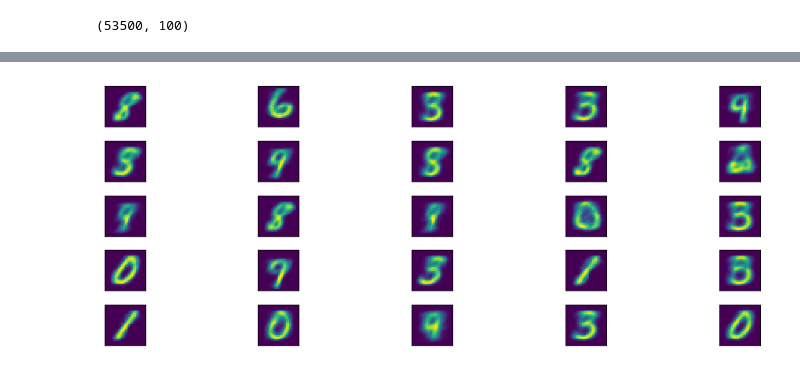
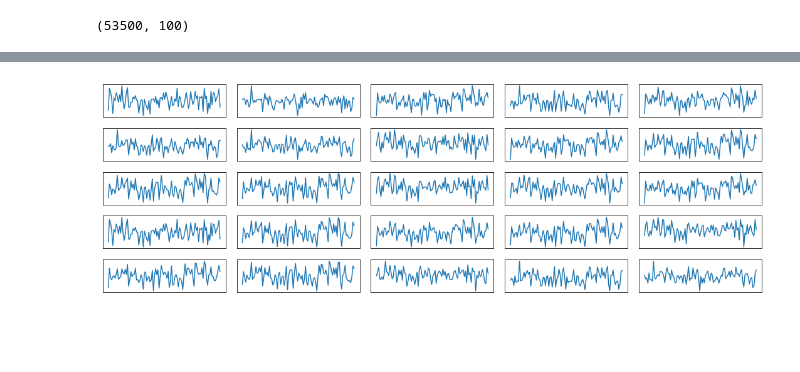
Before and after one commit to HitLuca/GANs_for_spiking_time_series, a Jupyter notebook: implementation/VAE.ipynb, the cells around one changed output, grey strips where cells are left out. Saved outputs shown, nothing was run; the diff lists cells and outputs as text; code cells hidden in the pictures; blank space fills up the shorter version.

```diff
--- a/implementation/VAE.ipynb
+++ b/implementation/VAE.ipynb
@@ -60,7 +60,7 @@ class VAE:
         decoded_inputs = self._decoder(sampled_z)
 
         self._vae = Model(inputs, decoded_inputs)
-        self._vae.compile(optimizer='adam', loss=self._vae_loss)
+        self._vae.compile(optimizer=Adam(lr), loss=self._vae_loss)
 
         self._generator = Model(z, self._decoder(z))
 
@@ -70,13 +70,17 @@ class VAE:
         decoder_inputs = Input((latent_dim, ))
         decoded = decoder_inputs
 
+#         decoded = Dense(timesteps, activation='relu')(decoded)
+#         decoded = Dense(timesteps, activation='relu')(decoded)
+#         decoded = Dense(timesteps, activation='sigmoid')(decoded)
+
         decoded = Lambda(lambda x: K.expand_dims(x))(decoded)
         while decoded.shape[1] < timesteps:
             decoded = Conv1D(
-                32, 3, activation='relu', padding='same')(decoded)
+                32, 3, activation='tanh', padding='same')(decoded)
             decoded = UpSampling1D(2)(decoded)
         decoded = Conv1D(
-            1, 3, activation='relu', padding='same')(decoded)
+            1, 3, activation='tanh', padding='same')(decoded)
         decoded = Lambda(lambda x: K.squeeze(x, -1))(decoded)
         decoded = Dense(self._timesteps, activation='sigmoid')(decoded)
 
@@ -87,14 +91,15 @@ class VAE:
         encoder_inputs = Input((timesteps, ))
         encoded = encoder_inputs
 
-        encoded = Lambda(lambda x: K.expand_dims(x))(
-            encoded)
+#         encoded = Dense(timesteps, activation='relu')(encoded)
+#         encoded = Dense(timesteps, activation='relu')(encoded)
+
+        encoded = Lambda(lambda x: K.expand_dims(x))(encoded)
         while encoded.shape[1] > 1:
             encoded = Conv1D(
-                32, 3, activation='relu', padding='same')(encoded)
+                32, 3, activation='tanh', padding='same')(encoded)
             encoded = MaxPooling1D(2, padding='same')(encoded)
         encoded = Flatten()(encoded)
-        encoded = Dense(32, activation='relu')(encoded)
         z_mean = Dense(latent_dim)(encoded)
         z_log_var = Dense(latent_dim)(encoded)
 
@@ -185,9 +190,9 @@ class VAE:
         return z_mean + K.exp(z_log_var/2.0) * epsilon
 
     def _vae_loss(self, y_true, y_pred):
-        xent_loss = self._timesteps * binary_crossentropy(y_true, y_pred)
-        kl_loss = - 0.5 * K.sum(1 + self._z_log_var - K.square(self._z_mean) - K.exp(self._z_log_var), axis=-1)
-        vae_loss = K.mean(xent_loss + kl_loss)
+        xent_loss = binary_crossentropy(y_true, y_pred)
+        kl_loss = 0.5 * K.sum(-1 - self._z_log_var + K.square(self._z_mean) + K.exp(self._z_log_var), axis=-1)
+        vae_loss = xent_loss + kl_loss
         return vae_loss
 # %%
 normalized_transactions_filepath = "../datasets/berka_dataset/usable/normalized_transactions.npy"
@@ -201,12 +206,3 @@ N, D = transactions.shape
 print(transactions.shape)
 # %% [output]
 (53500, 100)
-# %%
-from keras.datasets import mnist
-
-(x_train, y_train), (x_test, y_test) = mnist.load_data()
-x_train = x_train.reshape(x_train.shape[0], 784)/255.0
-x_train = x_train[:50000]
-timesteps = 784
-transactions = x_train
-print(transactions.shape)
@@ -216,7 +210,7 @@ print(transactions.shape)
 batch_size = 25
 epochs = 50000
 latent_dim = 2
-lr = 0.0001
+lr = 0.00001
 
 img_frequency = 250
 model_save_frequency = 3000
@@ -254,18 +259,18 @@ KeyboardInterrupt:
 # %%
 rows, columns = 5, 5
 noise = np.random.normal(0, 1, (rows * columns, latent_dim))
 generated_samples = generator.predict(noise)
 
 plt.subplots(rows, columns, figsize=(15, 5))
 k = 1
 for i in range(rows):
     for j in range(columns):
         plt.subplot(rows, columns, k)
-        plt.imshow(generated_samples[k - 1].reshape(28, 28))
+        plt.plot(generated_samples[k - 1])
         plt.xticks([])
         plt.yticks([])
         k += 1
 plt.tight_layout()
 plt.show()
 # %% [output]
-[figure, old version]
+[figure, new version]
```
Also changed, not shown: parts of 2 cells of this notebook, 1 other file.
